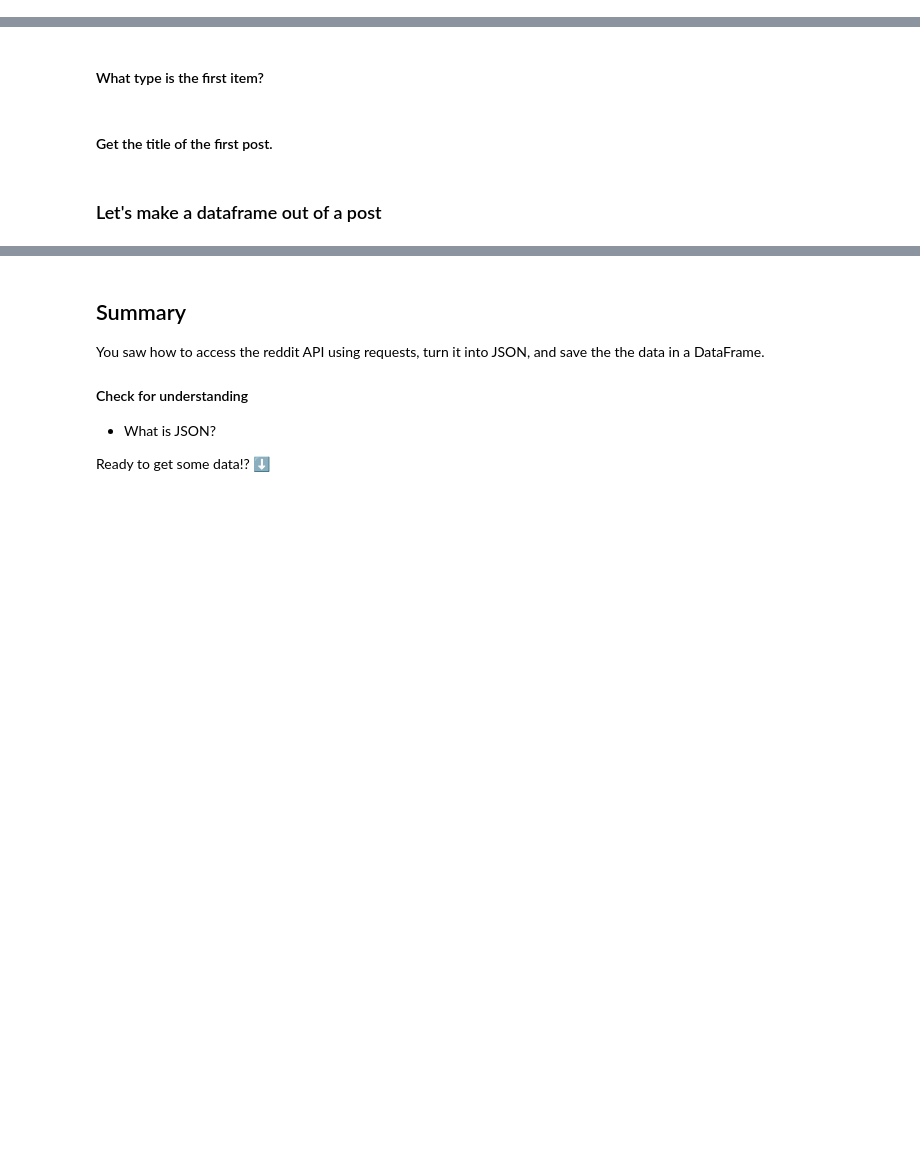
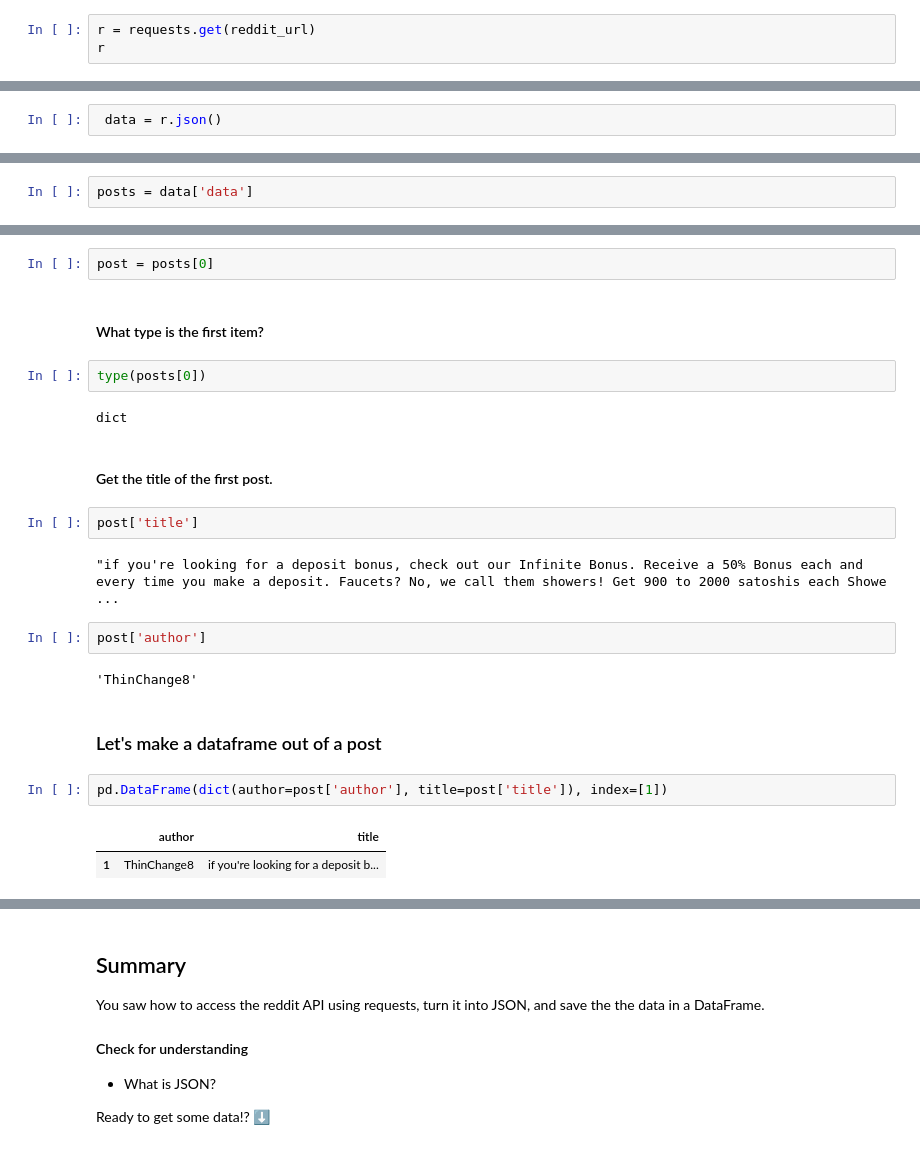
Before and after one commit to ersingt/coursework, a Jupyter notebook: 05-Week/03-reddit_api/example_api_starter.ipynb, the cells around one changed output, grey strips where cells are left out. Cells and saved outputs as stored; diff of their text form; blank space fills up the shorter version.

```diff
--- a/05-Week/03-reddit_api/example_api_starter.ipynb
+++ b/05-Week/03-reddit_api/example_api_starter.ipynb
@@ -76,3 +93,6 @@ reddit_url = 'https://api.pushshift.io/reddit/search/submission/?subreddit=Pride
 What if we followed this link in Chrome instead of making the request?
 # %% [markdown]
 #### try with repaired URL
+# %%
+r = requests.get(reddit_url)
+r
@@ -84,6 +114,8 @@ What if we followed this link in Chrome instead of making the request?
 Ok now THAT is ugly... How might we make this cleaner?
 # %% [markdown]
 #### json method will show it in json format and transform it
+# %%
+ data = r.json()
 # %% [markdown]
 Woah lots of stuff! Does this look familiar to anyone...?
 
@@ -107,13 +171,34 @@ Now we have it as a list...? What is each item of the list?
 # %% [markdown]
 #### Lets make this list a variable so we can explore each item further
+# %%
+posts = data['data']
 # %% [markdown]
 #### Look at the first item in the list.
+# %%
+post = posts[0]
 # %% [markdown]
 #### What type is the first item?
+# %%
+type(posts[0])
+# %% [output]
+dict
 # %% [markdown]
 #### Get the title of the first post.
+# %%
+post['title']
+# %% [output]
+"if you're looking for a deposit bonus, check out our Infinite Bonus. Receive a 50% Bonus each and every time you make a deposit. Faucets? No, we call them showers! Get 900 to 2000 satoshis each Showe ...
+# %%
+post['author']
+# %% [output]
+'ThinChange8'
 # %% [markdown]
 ### Let's make a dataframe out of a post
+# %%
+pd.DataFrame(dict(author=post['author'], title=post['title']), index=[1])
+# %% [output]
+|  | author | title |
+| 1 | ThinChange8 | if you're looking for a deposit b... |
 # %% [markdown]
 ![collins-gif](https://media1.tenor.com/images/e25c4f2744fa7c5d96bcd2c5ca4c1435/tenor.gif?itemid=5782673)
 # %% [markdown]
```
Also changed, not shown: parts of 11 cells of this notebook, 5 other files.
